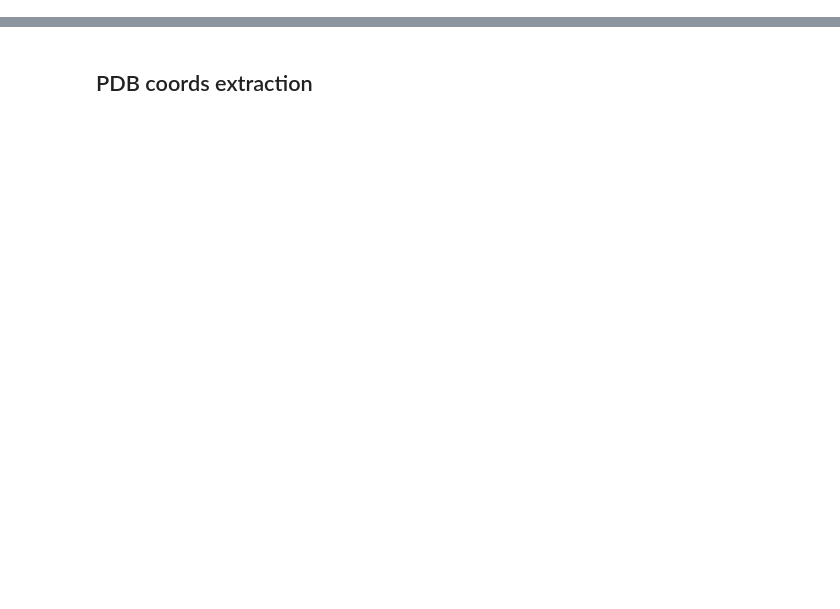
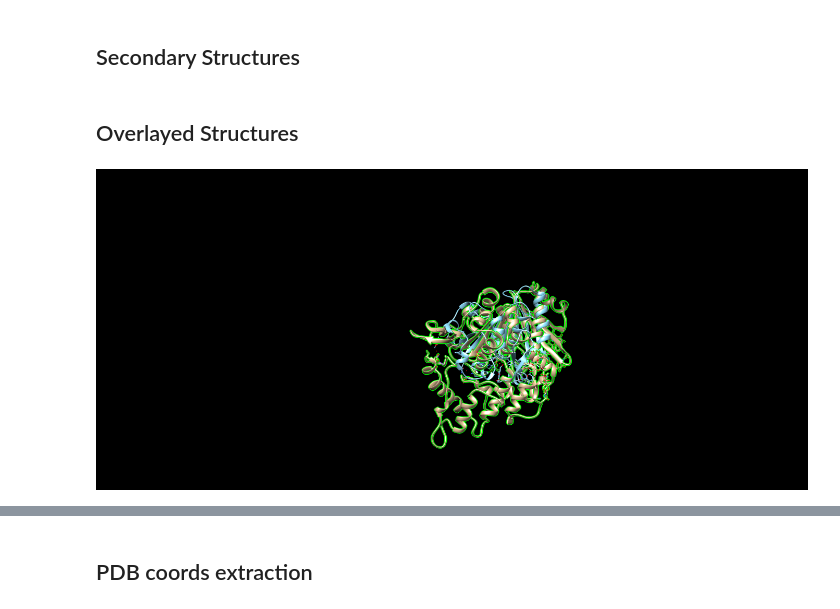
Before and after one commit to NikolasGialitsis/ProteinsDistanceGeometry, a Jupyter notebook: ProteinsDistanceGeometry.ipynb, the cells around one changed output, grey strips where cells are left out. Saved outputs shown, nothing was run; the diff lists cells and outputs as text; code cells hidden in the pictures; blank space fills up the shorter version.

```diff
--- a/ProteinsDistanceGeometry.ipynb
+++ b/ProteinsDistanceGeometry.ipynb
@@ -2,0 +30,2 @@
+# %% [markdown]
+## Secondary Structures
@@ -2,0 +36,7 @@
+# %% [markdown]
+## Overlayed Structures
+# %%
+im = Image.open("Overlayed_Structures.png")
+im
+# %% [output]
+[figure, added]
```
Also changed, not shown: parts of 21 cells of this notebook.
